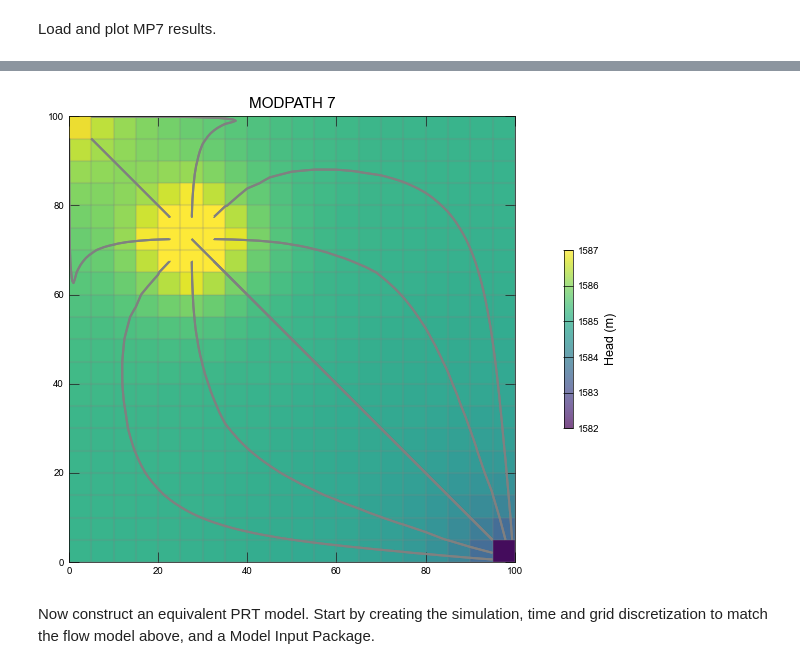
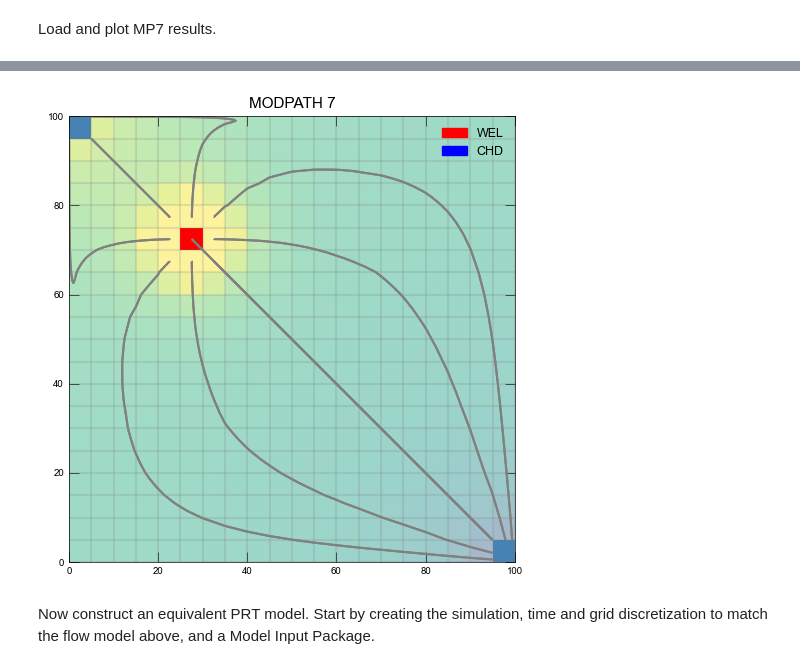
Before and after one commit to wpbonelli/modflow-training-princeton2026, a Jupyter notebook: examples/notebooks/particle_tracking_a.ipynb, the cells around one changed output, grey strips where cells are left out. Saved outputs shown, nothing was run; the diff lists cells and outputs as text; code cells hidden in the pictures.

```diff
--- a/examples/notebooks/particle_tracking_a.ipynb
+++ b/examples/notebooks/particle_tracking_a.ipynb
@@ -50,11 +95,12 @@ base_ws = Path("models") / example_name
 gwf_ws = base_ws / "gwf"
 gwf_ws.mkdir(exist_ok=True, parents=True)
 # %%
+import flopy
+
 gwf_sim = flopy.mf6.MFSimulation(
     sim_name=gwf_name,
     exe_name="mf6",
     version="mf6",
-    continue_=True,
     sim_ws=gwf_ws,
 )
 # %%
@@ -350,5 +411,8 @@ Load and plot MP7 results.
 # %%
 import pandas as pd
 
-mp7_pl_file = flopy.utils.PathlineFile(mp7_ws / f"{mp7_name}.mppth")
-mp7_pls = pd.DataFrame(mp7_pl_file.get_destination_pathline_data(range(gwf.modelgrid.nnodes), to_recarray=True))
+plf_mp7 = flopy.utils.PathlineFile(mp7_ws / f"{mp7_name}.mppth")
+pls_mp7 = pd.concat(
+    [pd.DataFrame(pdata) for pdata in plf_mp7.get_alldata()]
+)
+pls_mp7[pls_mp7.time == 0]
@@ -355,20 +430,24 @@ mp7_pls = pd.DataFrame(mp7_pl_file.get_destination_pathline_data(range(gwf.model
 # %%
 with flopy.plot.styles.USGSPlot():
     fig, ax = plt.subplots(1, 1, figsize=(10, 5))
     ax.set_aspect("equal")
     mm = flopy.plot.PlotMapView(gwf, ax=ax, layer=1)
     mm.plot_grid(alpha=0.2)
-    mm.plot_bc("WEL", plotAll=True, color="red")
+    mm.plot_array(hds_kper1[1], alpha=0.25, vmin=1582, vmax=1587)
+    mm.plot_bc("WEL", plotAll=True, kper=1, color="red")
     mm.plot_bc("CHD", plotAll=True, color="steelblue")
-    pc = mm.plot_array(hds_kper1[1], alpha=0.7, vmin=1582, vmax=1587)
-    mm.plot_pathline(mp7_pls)
-    plt.colorbar(pc, ax=ax, shrink=0.4, label="Head (m)")
+    mm.plot_pathline(pls_mp7)
     ax.set_title("MODPATH 7", fontsize=11)
-    # fig.suptitle("Without Newton: MP7 and PRT give equivalent results", fontsize=12)
+    ax.legend(
+        handles=[
+            Patch(color="red", label="WEL"),
+            Patch(color="blue", label="CHD"),
+        ],
+    )
     fig.tight_layout()
     plt.show()
 # %% [output]
-[figure, old version]
+[figure, new version]
 # %% [markdown]
 Now construct an equivalent PRT model. Start by creating the simulation, time and grid discretization to match the flow model above, and a Model Input Package.
 # %%
```
Also changed, not shown: parts of 32 cells of this notebook, 2 other files.
